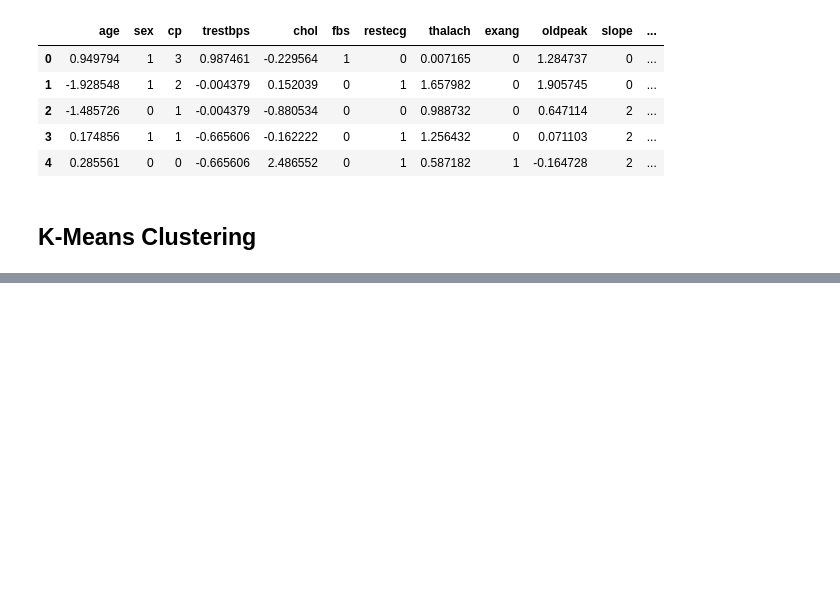
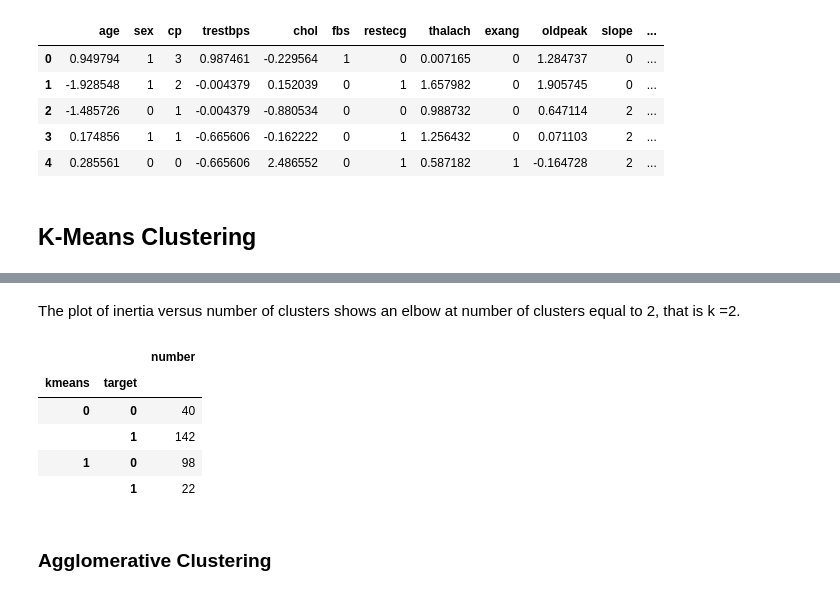
Before and after one commit to LucianPopaLVP/Project-4---Unsupervised-Machine-Learning, a Jupyter notebook: heart_disease_report_unsupervised_learning.ipynb, the cells around one changed output, grey strips where cells are left out. Saved outputs shown, nothing was run; the diff lists cells and outputs as text; code cells hidden in the pictures; blank space fills up the shorter version.

```diff
--- a/heart_disease_report_unsupervised_learning.ipynb
+++ b/heart_disease_report_unsupervised_learning.ipynb
@@ -438,0 +441,22 @@ ax.set(xlabel='Cluster', ylabel='Inertia');
+# %% [markdown]
+The plot of inertia versus number of clusters shows an elbow at number of clusters equal to 2, that is k =2.
+# %%
+# check to see how well it predicts with n_clusters set to 2
+km = KMeans(n_clusters=2, random_state=42)
+km = km.fit(clean_df.drop('target', axis=1))
+
+clean_df['kmeans'] = km.predict(clean_df.drop('target', axis=1))
+(clean_df[['target','kmeans']]
+             .groupby(['kmeans','target'])
+             .size()
+             .to_frame()
+             .rename(columns={0:'number'}))
+# %% [output]
+|  |  | number |
+| kmeans | target |  |
+| 0 | 0 | 40 |
+|  | 1 | 142 |
+| 1 | 0 | 98 |
+|  | 1 | 22 |
+# %% [markdown]
+### Agglomerative Clustering
```
Also changed, not shown: parts of 6 cells of this notebook.
